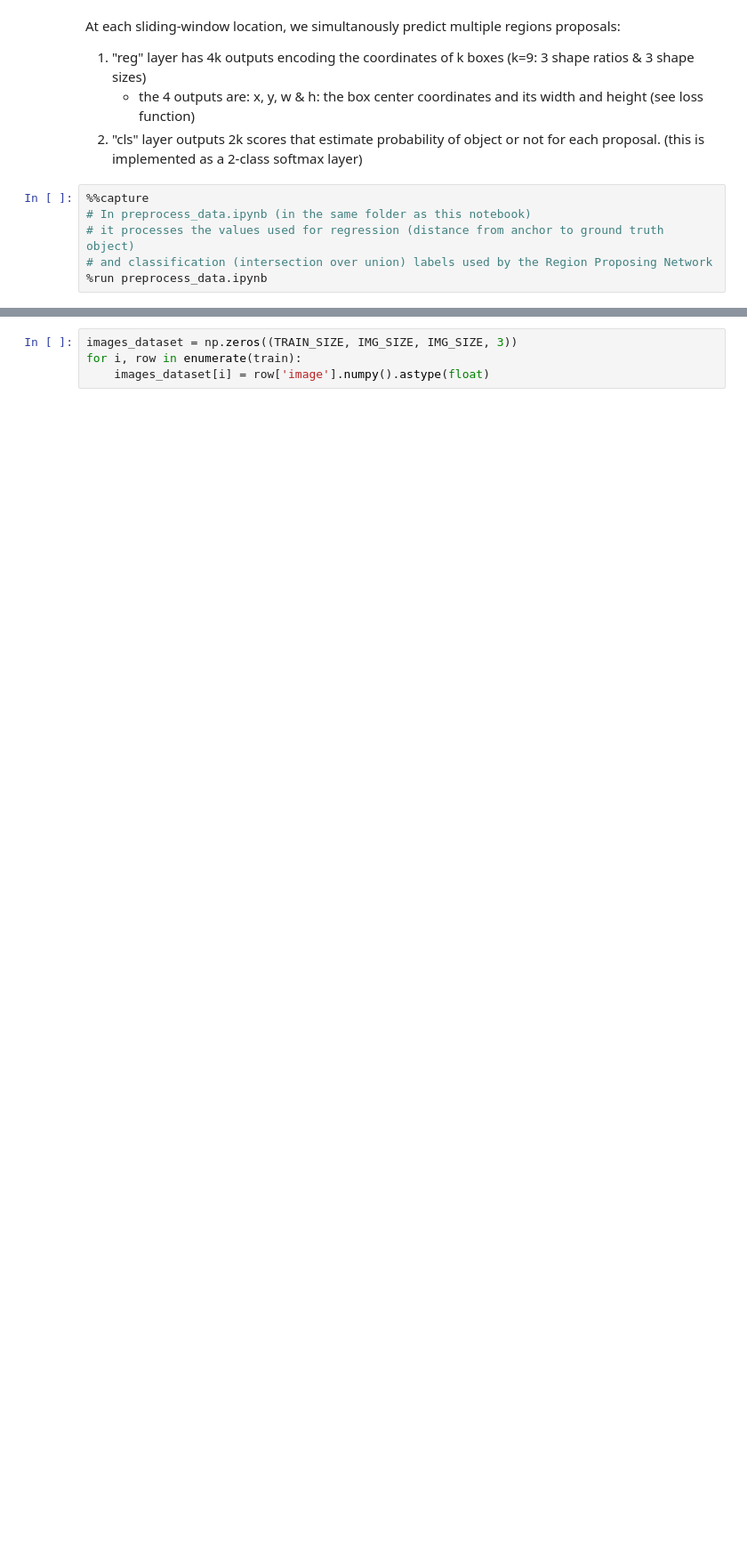
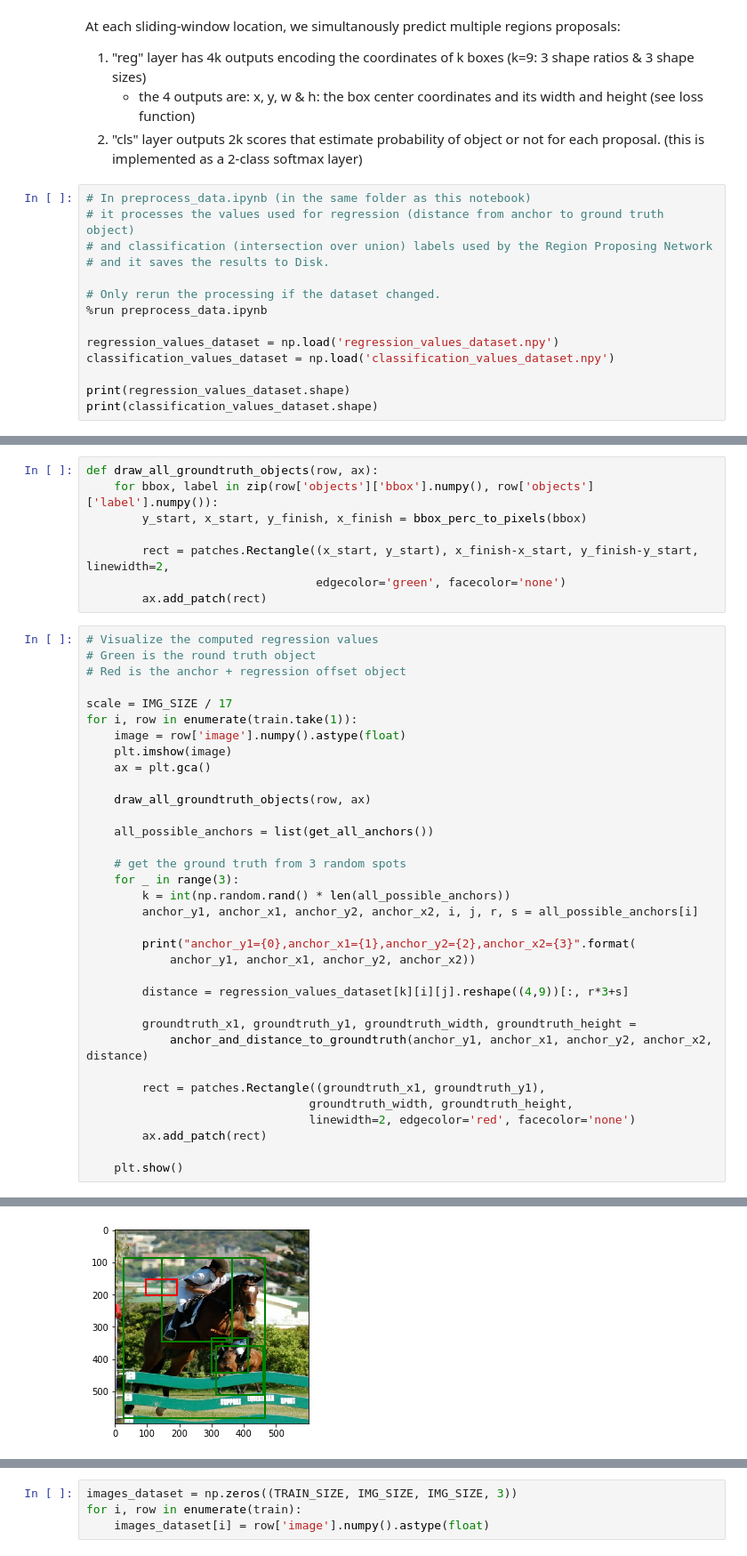
Before and after one commit to georgepachitariu/ml-practice, a Jupyter notebook: Object-detection/Faster R-CNN.ipynb, the cells around one changed output, grey strips where cells are left out. Shown at 89% size. Saved outputs shown, nothing was run; the diff lists cells and outputs as text; blank space fills up the shorter version.

```diff
--- a/Object-detection/Faster R-CNN.ipynb
+++ b/Object-detection/Faster R-CNN.ipynb
@@ -90,8 +90,16 @@ At each sliding-window location, we simultanously predict multiple regions propo
 2. "cls" layer outputs 2k scores that estimate probability of object or not for each proposal. (this is
     implemented  as a 2-class softmax layer)
 # %%
-%%capture
 # In preprocess_data.ipynb (in the same folder as this notebook)
 # it processes the values used for regression (distance from anchor to ground truth object)
 # and classification (intersection over union) labels used by the Region Proposing Network
+# and it saves the results to Disk.
+
+# Only rerun the processing if the dataset changed.
 %run preprocess_data.ipynb
+
+regression_values_dataset = np.load('regression_values_dataset.npy')
+classification_values_dataset = np.load('classification_values_dataset.npy')
+
+print(regression_values_dataset.shape)
+print(classification_values_dataset.shape)
@@ -97,0 +127,43 @@ At each sliding-window location, we simultanously predict multiple regions propo
+# %%
+def draw_all_groundtruth_objects(row, ax):
+    for bbox, label in zip(row['objects']['bbox'].numpy(), row['objects']['label'].numpy()):
+        y_start, x_start, y_finish, x_finish = bbox_perc_to_pixels(bbox)
+
+        rect = patches.Rectangle((x_start, y_start), x_finish-x_start, y_finish-y_start, linewidth=2,
+                                 edgecolor='green', facecolor='none')
+        ax.add_patch(rect)
+# %%
+# Visualize the computed regression values
+# Green is the round truth object
+# Red is the anchor + regression offset object
+
+scale = IMG_SIZE / 17
+for i, row in enumerate(train.take(1)):
+    image = row['image'].numpy().astype(float)
+    plt.imshow(image)
+    ax = plt.gca()
+
+    draw_all_groundtruth_objects(row, ax)
+
+    all_possible_anchors = list(get_all_anchors())
+
+    # get the ground truth from 3 random spots
+    for _ in range(3):
+        k = int(np.random.rand() * len(all_possible_anchors))
+        anchor_y1, anchor_x1, anchor_y2, anchor_x2, i, j, r, s = all_possible_anchors[i]
+
+        print("anchor_y1={0},anchor_x1={1},anchor_y2={2},anchor_x2={3}".format(
+            anchor_y1, anchor_x1, anchor_y2, anchor_x2))
+
+        distance = regression_values_dataset[k][i][j].reshape((4,9))[:, r*3+s]
+
+        groundtruth_x1, groundtruth_y1, groundtruth_width, groundtruth_height =
+            anchor_and_distance_to_groundtruth(anchor_y1, anchor_x1, anchor_y2, anchor_x2, distance)
+
+        rect = patches.Rectangle((groundtruth_x1, groundtruth_y1),
+                                groundtruth_width, groundtruth_height,
+                                linewidth=2, edgecolor='red', facecolor='none')
+        ax.add_patch(rect)
+
+    plt.show()
+# %% [output]
@@ -97,0 +173 @@ At each sliding-window location, we simultanously predict multiple regions propo
+[figure, added]
```
Also changed, not shown: parts of 16 cells of this notebook, 1 other file.
